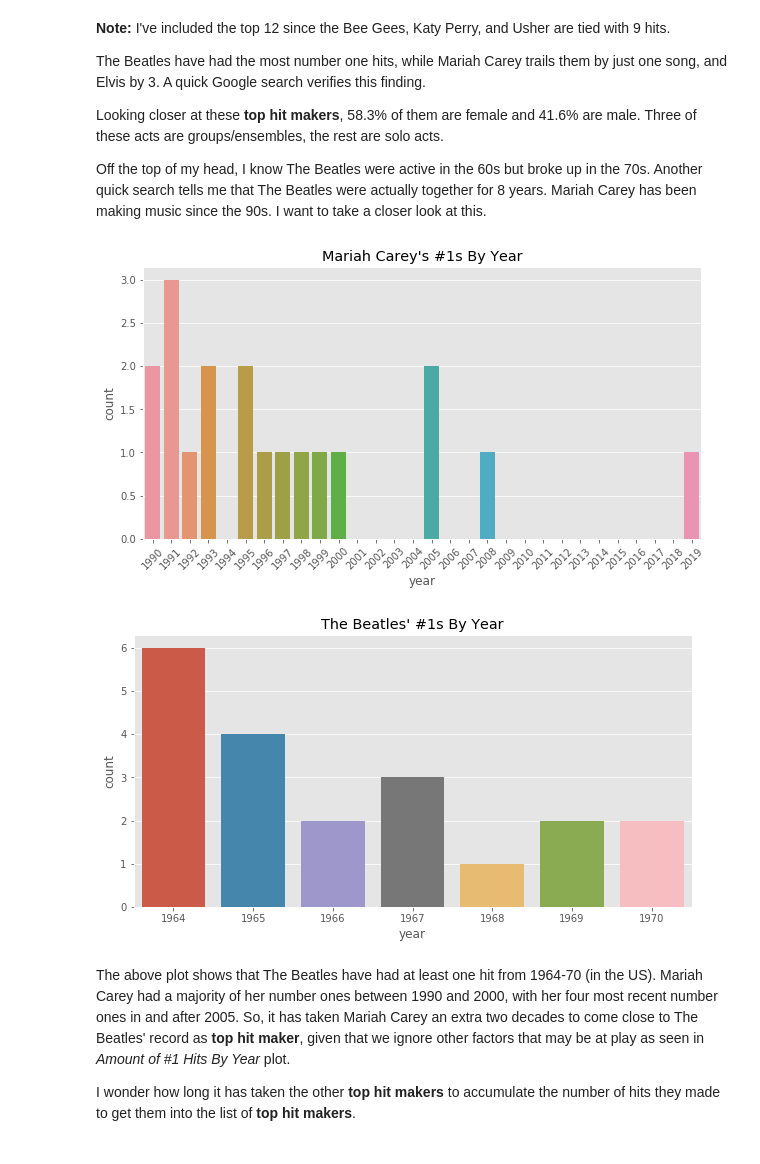
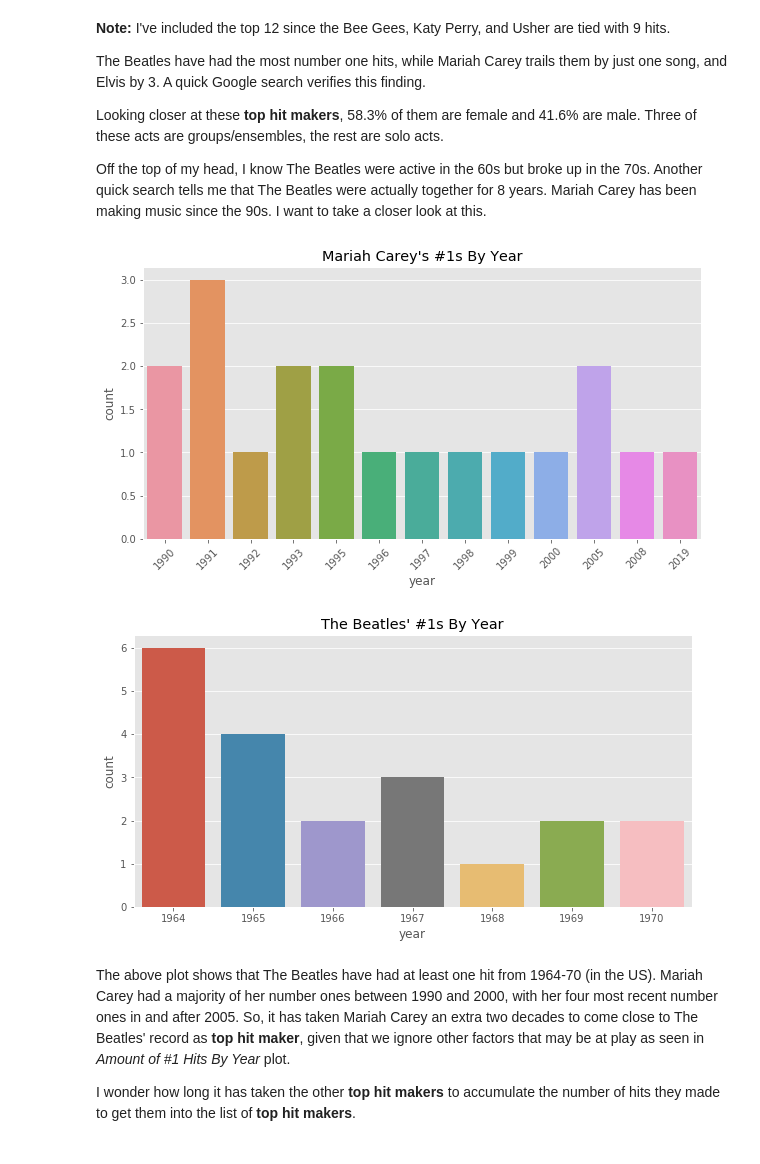
Before and after one commit to d-alvear/Analyzing-Music-by-Decade, a Jupyter notebook: notebooks/7-data-exploration.ipynb, the cells around one changed output. Saved outputs shown, nothing was run; the diff lists cells and outputs as text; code cells hidden in the pictures.

```diff
--- a/notebooks/7-data-exploration.ipynb
+++ b/notebooks/7-data-exploration.ipynb
@@ -162,22 +162,22 @@ Off the top of my head, I know The Beatles were active in the 60s but broke up i
 # %%
 # Mariah Carey's data
 fig, ax = plt.subplots(figsize=(10,5))
 data = songs[songs['artist_name'] == "Mariah Carey"]['year']
-sns.countplot(data, order=labels)
+sns.countplot(data)
 
 labels = list(range(data.values.min(),data.values.max()+1))
 plt.xticks(rotation=45)
 plt.title("Mariah Carey's #1s By Year")
 plt.show()
 
 # The Beatles' data
 fig, ax = plt.subplots(figsize=(10,5))
 sns.countplot(songs[songs['artist_name'] == "The Beatles"]['year'])
 
 plt.title("The Beatles' #1s By Year")
 plt.show()
 # %% [output]
-[figure, old version]
+[figure, new version]
 [figure]
 # %% [markdown]
 The above plot shows that The Beatles have had at least one hit from 1964-70 (in the US). Mariah Carey had a majority of her number ones between 1990 and 2000, with her four most recent number ones in and after 2005. So, it has taken Mariah Carey an extra two decades to come close to The Beatles' record as __top hit maker__, given that we ignore other factors that may be at play as seen in _Amount of #1 Hits By Year_ plot.
```
Also changed, not shown: parts of 7 cells of this notebook.
